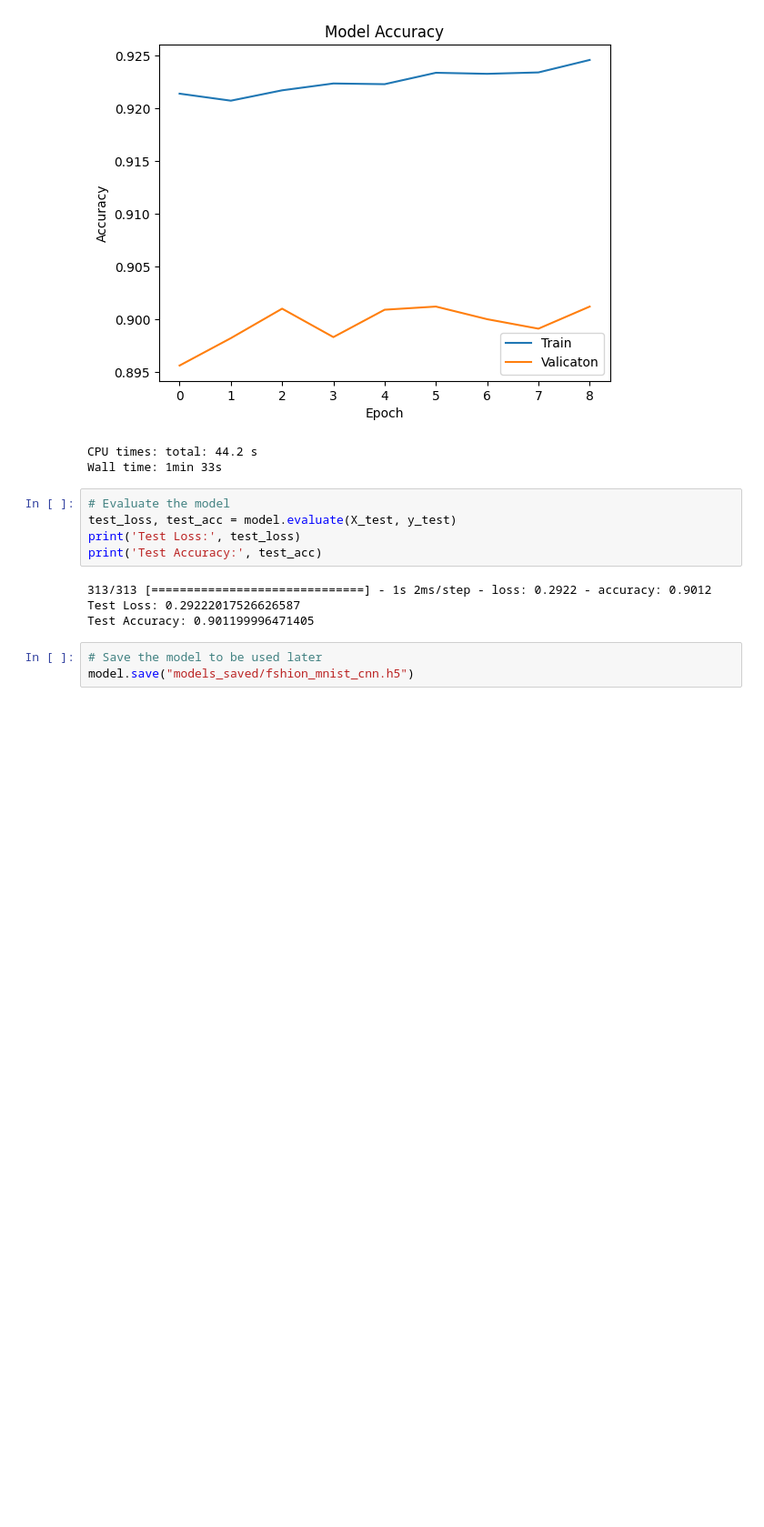
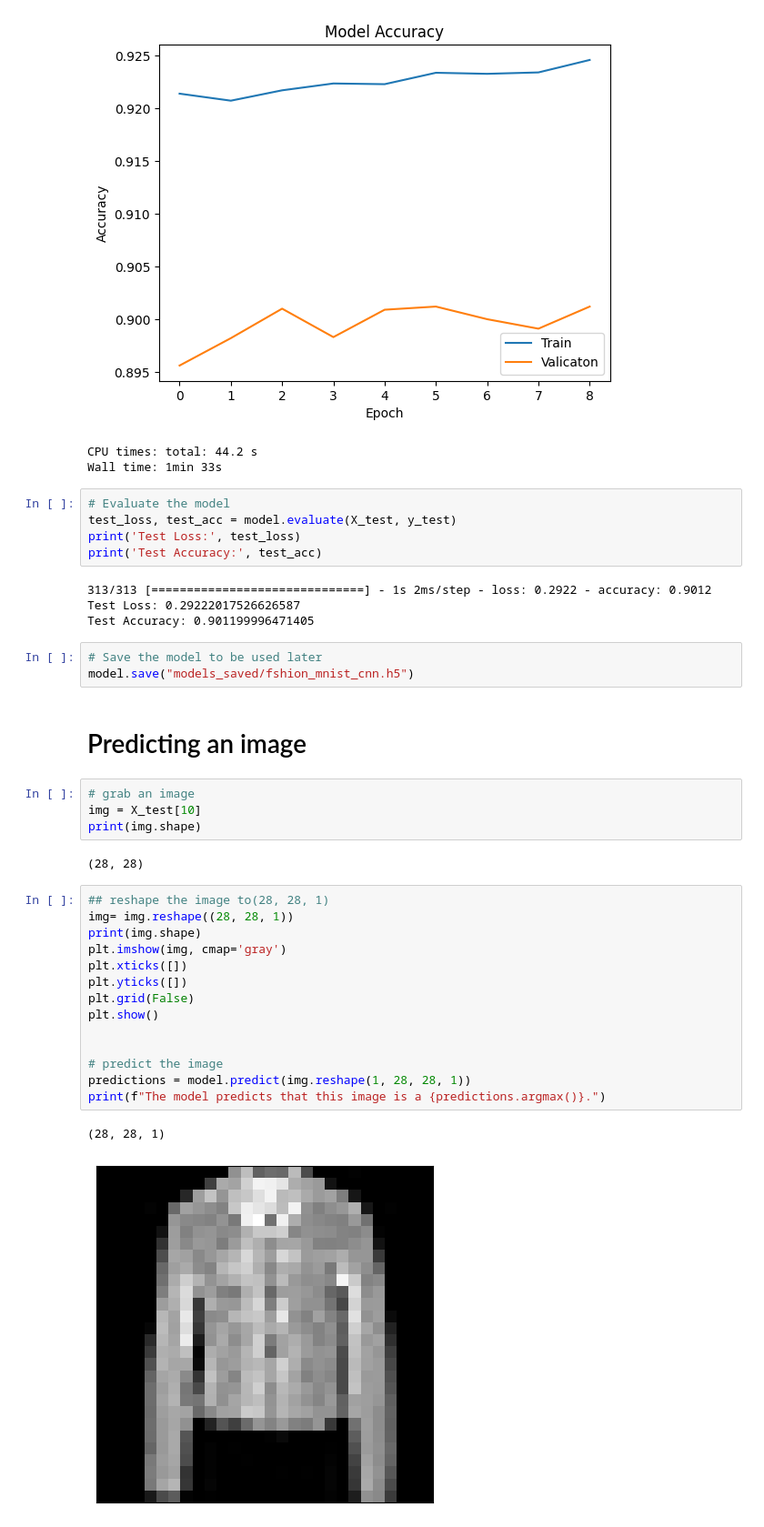
Before and after one commit to Ind-saurabh-kumar/Data_Science_Course, a Jupyter notebook: Deep_Learning_with_tensorflow/04_CNN_FASHION_MNIST.ipynb, the cells around one changed output. Shown at 91% size. Saved outputs shown, nothing was run; the diff lists cells and outputs as text; blank space fills up the shorter version.

```diff
--- a/Deep_Learning_with_tensorflow/04_CNN_FASHION_MNIST.ipynb
+++ b/Deep_Learning_with_tensorflow/04_CNN_FASHION_MNIST.ipynb
@@ -256,3 +256,28 @@ Test Accuracy: 0.901199996471405
 # %%
 # Save the model to be used later
 model.save("models_saved/fshion_mnist_cnn.h5")
+# %% [markdown]
+# Predicting an image
+# %%
+# grab an image
+img = X_test[10]
+print(img.shape)
+# %% [output]
+(28, 28)
+# %%
+## reshape the image to(28, 28, 1)
+img= img.reshape((28, 28, 1))
+print(img.shape)
+plt.imshow(img, cmap='gray')
+plt.xticks([])
+plt.yticks([])
+plt.grid(False)
+plt.show()
+
+
+# predict the image
+predictions = model.predict(img.reshape(1, 28, 28, 1))
+print(f"The model predicts that this image is a {predictions.argmax()}.")
+# %% [output]
+(28, 28, 1)
+[figure, added]
```
Also changed, not shown: parts of 1 cell of this notebook.
